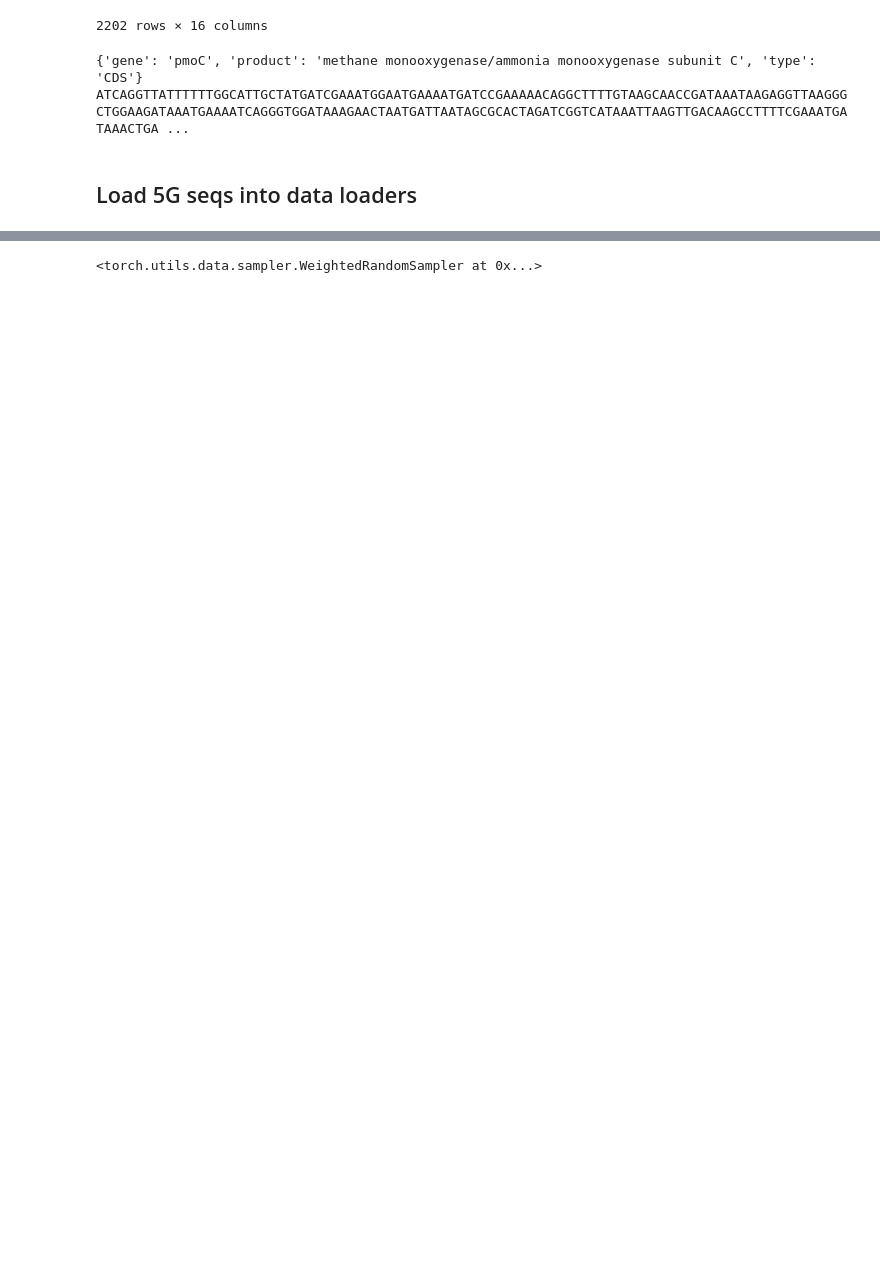
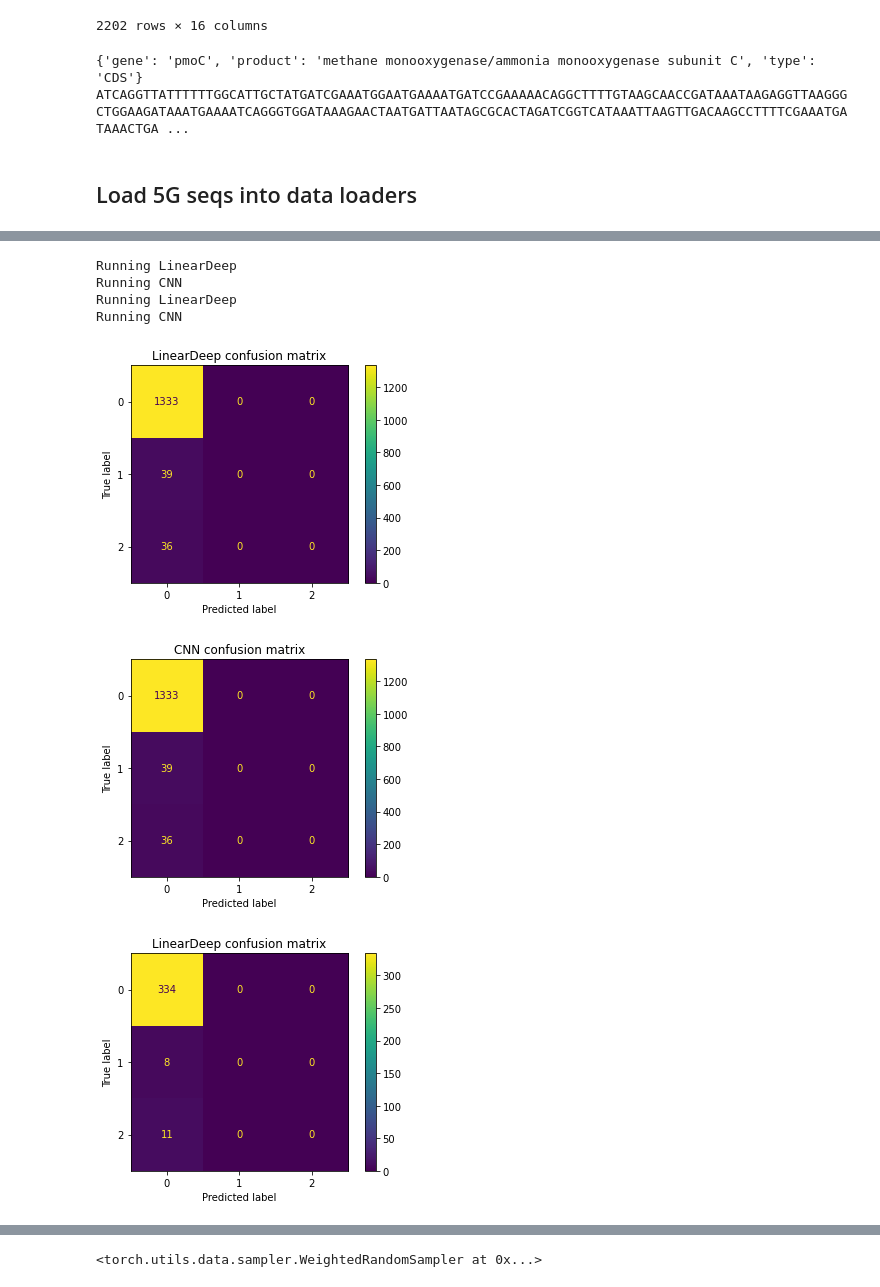
Before and after one commit to erinhwilson/deep-5g-sandbox, a Jupyter notebook: synthetic_data_300bp_Classification.ipynb, the cells around one changed output, grey strips where cells are left out. Drawn from its saved outputs; the diff is of its cells as text; code cells hidden in the pictures; blank space fills up the shorter version.

```diff
--- a/synthetic_data_300bp_Classification.ipynb
+++ b/synthetic_data_300bp_Classification.ipynb
@@ -227,0 +680,26 @@ see_batch_class_dist(ohe_train_dl)
+# %%
+models = [
+    ("LinearDeep",mer8motif_model_lin_d,DatasetSpec('ohe')),
+    ("CNN",mer8motif_model_cnn,DatasetSpec('ohe')),
+#     ("Kmer1_8mer",mer8motif_model_kmer1,DatasetSpec('kmer',k=1)),
+#     ("Kmer3_8mer",mer8motif_model_kmer3,DatasetSpec('kmer',k=3)),
+]
+
+
+train_seqs =  train_df['locus_tag'].values #val_df['locus_tag'].values #
+val_seqs =  val_df['locus_tag'].values #val_df['locus_tag'].values #
+task = "6mer_motif_reg"
+
+oracle_syn = dict([(a,[b]) for a,b in XYdf[['locus_tag','reg']].values])
+
+
+dfs_train = plot_confusion(models, train_seqs, oracle_syn,[task])
+dfs_val = plot_confusion(models, val_seqs, oracle_syn,[task])
+# %% [output]
+Running LinearDeep
+Running CNN
+Running LinearDeep
+Running CNN
+[figure, added]
+[figure, added]
+[figure, added]
```
Also changed, not shown: parts of 64 cells of this notebook, 1 other file.
